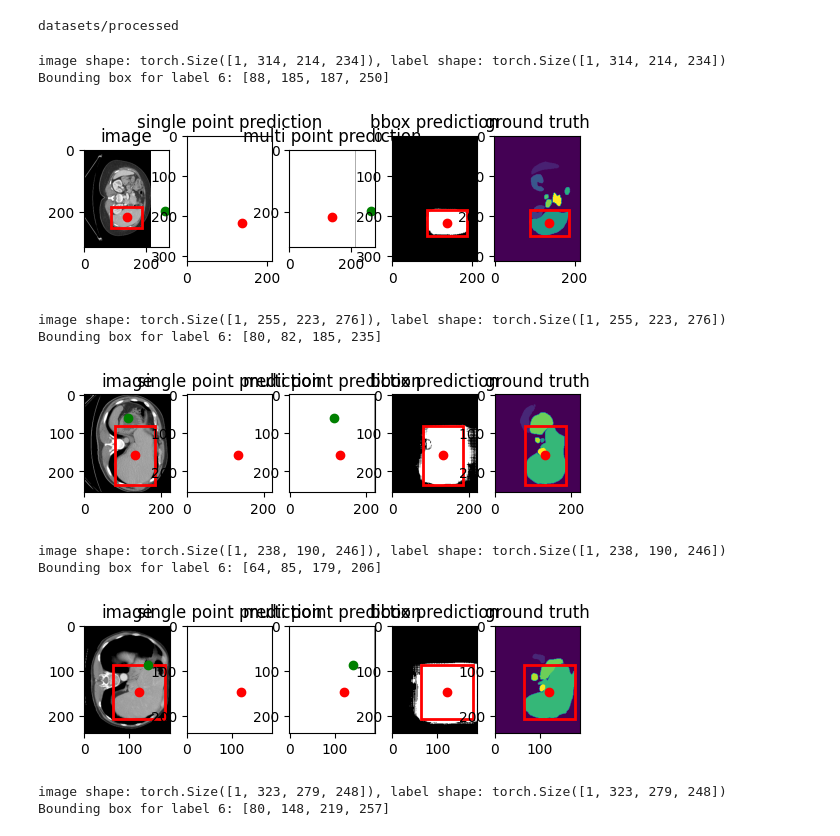
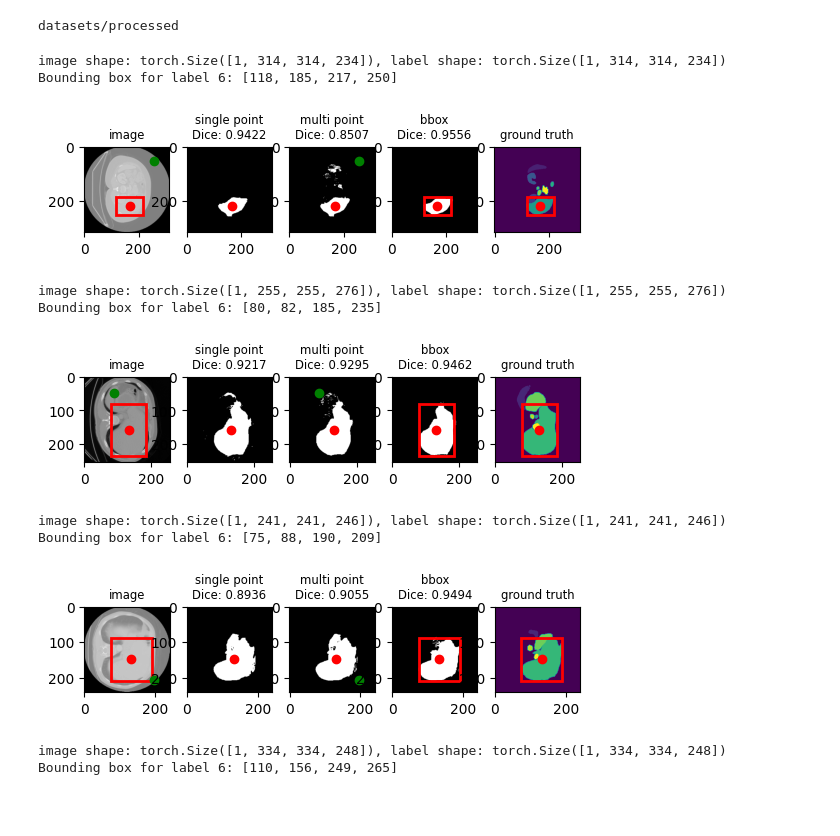
Before and after one commit to Totoro-Li/MediSAM-Seg, a Jupyter notebook: baseline_inference.ipynb, the cells around one changed output. Drawn from its saved outputs; the diff is of its cells as text; code cells hidden in the pictures; blank space fills up the shorter version.

```diff
--- a/baseline_inference.ipynb
+++ b/baseline_inference.ipynb
@@ -24,7 +24,7 @@ from monai.transforms import (
 )
 
 from monai.config import print_config
-from monai.metrics import DiceMetric
+from monai.metrics import DiceMetric, MeanIoU
 from monai.networks.nets import UNETR
 
 from monai.data import (
@@ -37,6 +37,7 @@ from monai.data import (
 
 import torch
 
+plt.rcParams['axes.titlesize'] = 'small'
 
 directory = "datasets/processed"
 root_dir = tempfile.mkdtemp() if directory is None else directory
@@ -54,8 +55,8 @@ val_transforms = Compose(
             pixdim=(1.5, 1.5, 2.0),
             mode=("bilinear", "nearest"),
         ),
-        ScaleIntensityRanged(keys=["image"], a_min=-175, a_max=250, b_min=0.0, b_max=1.0, clip=True),
-        CropForegroundd(keys=["image", "label"], source_key="image"),
+        # ScaleIntensityRanged(keys=["image"], a_min=-175, a_max=250, b_min=0.0, b_max=1.0, clip=True),
+        # CropForegroundd(keys=["image", "label"], source_key="image"),
     ]
 )
 # %%
@@ -82,6 +83,7 @@ torch.set_grad_enabled(False)
 from monai.metrics import DiceMetric
 
 dice_metric = DiceMetric(include_background=True, reduction="mean")
+iou_metric = MeanIoU(include_background=True, reduction="mean")
 slice_map = {
     "img0035.nii.gz": 170,
     "img0036.nii.gz": 230,
@@ -90,19 +92,8 @@ slice_map = {
     "img0039.nii.gz": 204,
     "img0040.nii.gz": 180,
 }
-case_num = 0
-for case_num in range(slice_map.__len__()):
-    img_name = os.path.split(val_ds[case_num]["image"].meta["filename_or_obj"])[1]
-    img = val_ds[case_num]["image"]
-    label = val_ds[case_num]["label"]
-    print(f"image shape: {img.shape}, label shape: {label.shape}")
 
-    slice_image = img[0, :, :, slice_map[img_name]].numpy()
-
-    # Find the largest area label except label 0
-    # Convert label to numpy array
-    label_np = label[0, :, :, slice_map[img_name]].detach().cpu().numpy()
-
+def find_max_contour(label_np):
     # Initialize max_area and max_label
     max_area = 0
     max_label = 0
@@ -130,6 +121,24 @@ for case_num in range(slice_map.__len__()):
             max_area = area
             max_contour = contour
 
+    return max_contour, max_label
+
+
+case_num = 0
+for case_num in range(slice_map.__len__()):
+    img_name = os.path.split(val_ds[case_num]["image"].meta["filename_or_obj"])[1]
+    img = val_ds[case_num]["image"]
+    label = val_ds[case_num]["label"]
+    print(f"image shape: {img.shape}, label shape: {label.shape}")
+
+    slice_image = img[0, :, :, slice_map[img_name]].numpy()
+
+    # Find the largest area label except label 0
+    # Convert label to numpy array
+    label_np = label[0, :, :, slice_map[img_name]].detach().cpu().numpy()
+
+    max_contour, max_label = find_max_contour(label_np)
+
     slice_image_gs = cv2.cvtColor(slice_image, cv2.COLOR_GRAY2RGB).astype(
         np.uint8
     )  # convert grayscale to RGB
@@ -147,12 +156,17 @@ for case_num in range(slice_map.__len__()):
         np.random.choice(background_coords.shape[0])
     ]
 
+    label_tensor = torch.from_numpy(label_np == max_label)[None, ...]
+
     # 使用单点进行预测
     single_point_mask, _, _ = predictor.predict(
         point_coords=np.array([center_point]),
         point_labels=np.array([1]),  # 前景标签
         multimask_output=False,
     )
+    dice_metric(y_pred=[torch.from_numpy(single_point_mask)[None, ...]], y=[label_tensor])
+    single_point_dice = dice_metric.aggregate().item()
+    dice_metric.reset()
 
     # 使用前后景多点进行预测
     multi_point_mask, _, _ = predictor.predict(
@@ -160,6 +174,10 @@ for case_num in range(slice_map.__len__()):
         point_labels=np.array([1, 0]),
         multimask_output=False,
     )
+
+    dice_metric(y_pred=[torch.from_numpy(multi_point_mask)[None, ...]], y=[label_tensor])
+    multi_point_dice = dice_metric.aggregate().item()
+    dice_metric.reset()
 
     # Find bounding box for max_contour
     x, y, w, h = cv2.boundingRect(max_contour)
@@ -172,6 +190,10 @@ for case_num in range(slice_map.__len__()):
         box=np.array(bbox),
         multimask_output=False,
     )
+
+    dice_metric(y_pred=[torch.from_numpy(bbox_mask)[None, ...]], y=[label_tensor])
+    bbox_dice = dice_metric.aggregate().item()
+    dice_metric.reset()
 
     # Image
     plt.subplot(1, 5, 1)
@@ -192,20 +214,20 @@ for case_num in range(slice_map.__len__()):
 
     # Prediction mask
     plt.subplot(1, 5, 2)
-    plt.title("single point prediction")
+    plt.title(f"single point\nDice: {single_point_dice:.4f}")
     plt.imshow(single_point_mask[0], cmap="gray")
     plt.scatter(center_point[0], center_point[1], color="red")
 
     # Prediction mask
     plt.subplot(1, 5, 3)
-    plt.title("multi point prediction")
-    plt.imshow(single_point_mask[0], cmap="gray")
+    plt.title(f"multi point\nDice: {multi_point_dice:.4f}")
+    plt.imshow(multi_point_mask[0], cmap="gray")
     plt.scatter(center_point[0], center_point[1], color="red")
     plt.scatter(random_background_point[0], random_background_point[1], color="green")
 
     # Prediction mask
     plt.subplot(1, 5, 4)
-    plt.title("bbox prediction")
+    plt.title(f"bbox\nDice: {bbox_dice:.4f}")
     plt.imshow(bbox_mask[0], cmap="gray")
     plt.gca().add_patch(
         plt.Rectangle(
@@ -215,41 +237,41 @@ for case_num in range(slice_map.__len__()):
             fill=False,
             edgecolor="red",
             linewidth=2,
         )
     )
     plt.scatter(center_point[0], center_point[1], color="red")
 
     # Label
     plt.subplot(1, 5, 5)
     plt.title("ground truth")
     plt.imshow(label[0, :, :, slice_map[img_name]].detach().cpu())
     plt.gca().add_patch(
         plt.Rectangle(
             (bbox[0], bbox[1]),
             bbox[2] - bbox[0],
             bbox[3] - bbox[1],
             fill=False,
             edgecolor="red",
             linewidth=2,
         )
     )
     plt.scatter(center_point[0], center_point[1], color="red")
 
     plt.show()
     # Statistics about each label's srea
     # print("Statistics about each label's area")
     # for i in range(14):
     #     print(f"label {i} has {torch.sum(label == i)} voxels")
     plt.show()
 # %% [output]
-image shape: torch.Size([1, 314, 214, 234]), label shape: torch.Size([1, 314, 214, 234])
-Bounding box for label 6: [88, 185, 187, 250]
+image shape: torch.Size([1, 314, 314, 234]), label shape: torch.Size([1, 314, 314, 234])
+Bounding box for label 6: [118, 185, 217, 250]
-[figure, old version]
+[figure, new version]
-image shape: torch.Size([1, 255, 223, 276]), label shape: torch.Size([1, 255, 223, 276])
+image shape: torch.Size([1, 255, 255, 276]), label shape: torch.Size([1, 255, 255, 276])
 Bounding box for label 6: [80, 82, 185, 235]
-[figure, old version]
+[figure, new version]
-image shape: torch.Size([1, 238, 190, 246]), label shape: torch.Size([1, 238, 190, 246])
-Bounding box for label 6: [64, 85, 179, 206]
+image shape: torch.Size([1, 241, 241, 246]), label shape: torch.Size([1, 241, 241, 246])
+Bounding box for label 6: [75, 88, 190, 209]
-[figure, old version]
+[figure, new version]
-image shape: torch.Size([1, 323, 279, 248]), label shape: torch.Size([1, 323, 279, 248])
-Bounding box for label 6: [80, 148, 219, 257]
+image shape: torch.Size([1, 334, 334, 248]), label shape: torch.Size([1, 334, 334, 248])
+Bounding box for label 6: [110, 156, 249, 265]
```
Also changed, not shown: parts of 2 cells of this notebook.
